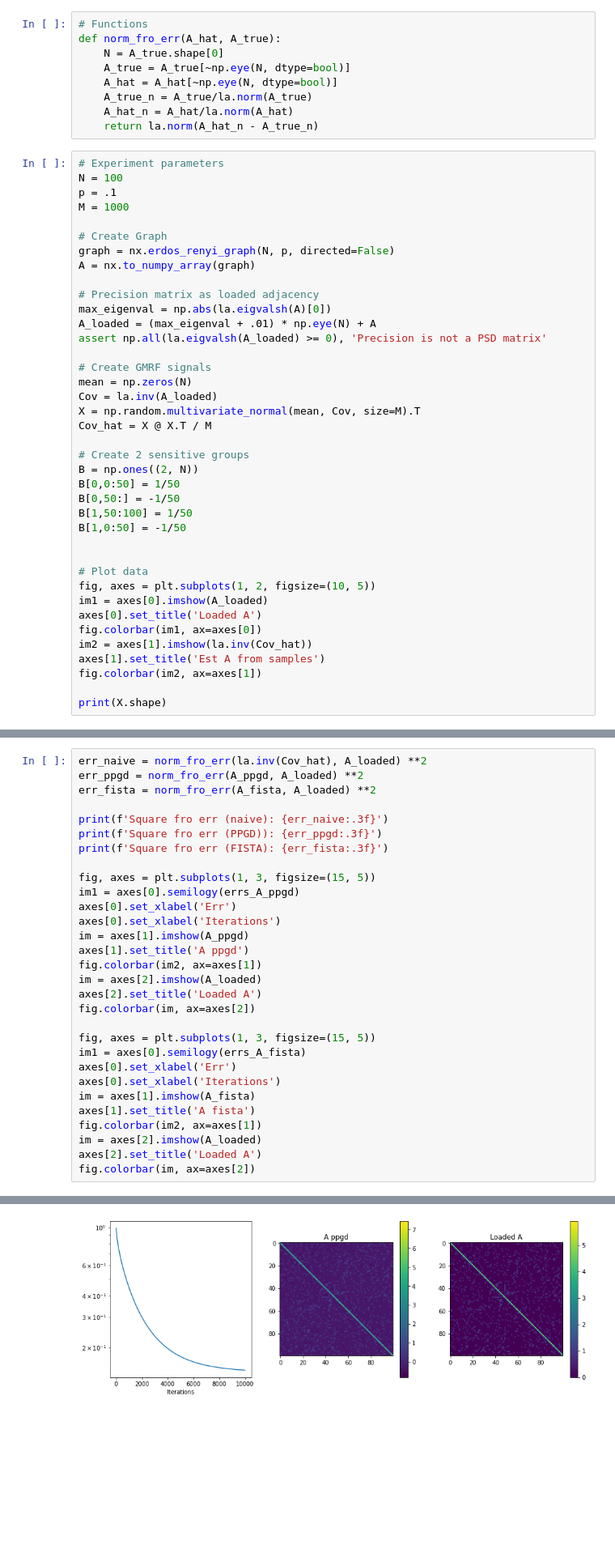
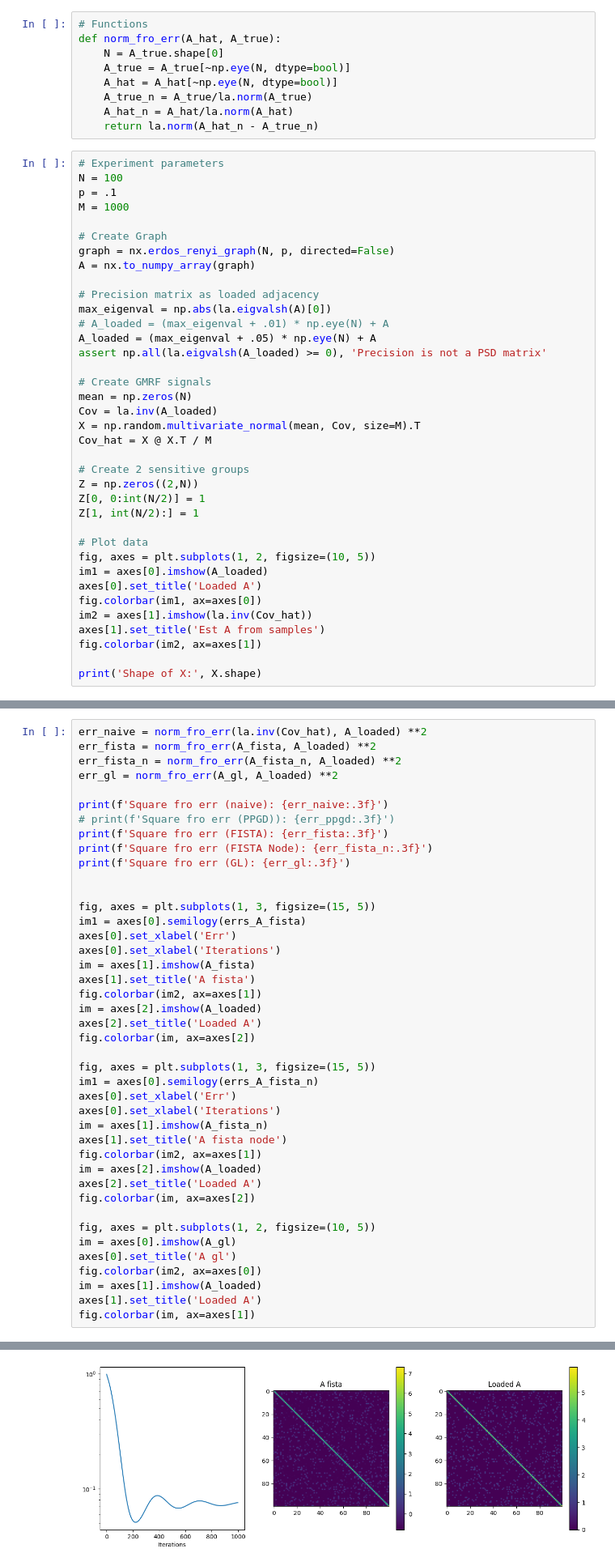
Before and after one commit to andreibuciulea/fair_GL, a Jupyter notebook: example_fast_algs.ipynb, the cells around one changed output, grey strips where cells are left out. Shown at 81% size. Saved outputs shown, nothing was run; the diff lists cells and outputs as text; blank space fills up the shorter version.

```diff
--- a/example_fast_algs.ipynb
+++ b/example_fast_algs.ipynb
@@ -35,7 +33,8 @@ A = nx.to_numpy_array(graph)
 
 # Precision matrix as loaded adjacency
 max_eigenval = np.abs(la.eigvalsh(A)[0])
-A_loaded = (max_eigenval + .01) * np.eye(N) + A
+# A_loaded = (max_eigenval + .01) * np.eye(N) + A
+A_loaded = (max_eigenval + .05) * np.eye(N) + A
 assert np.all(la.eigvalsh(A_loaded) >= 0), 'Precision is not a PSD matrix'
 
 # Create GMRF signals
@@ -45,12 +44,9 @@ X = np.random.multivariate_normal(mean, Cov, size=M).T
 Cov_hat = X @ X.T / M
 
 # Create 2 sensitive groups
-B = np.ones((2, N))
-B[0,0:50] = 1/50
-B[0,50:] = -1/50
-B[1,50:100] = 1/50
-B[1,0:50] = -1/50
-
+Z = np.zeros((2,N))
+Z[0, 0:int(N/2)] = 1
+Z[1, int(N/2):] = 1
 
 # Plot data
 fig, axes = plt.subplots(1, 2, figsize=(10, 5))
@@ -61,5 +57,5 @@ im2 = axes[1].imshow(la.inv(Cov_hat))
 axes[1].set_title('Est A from samples')
 fig.colorbar(im2, ax=axes[1])
 
-print(X.shape)
+print('Shape of X:', X.shape)
 # %% [output]
@@ -90,22 +98,15 @@ FISTA solved in 1.694539 secs
 # %%
 err_naive = norm_fro_err(la.inv(Cov_hat), A_loaded) **2
-err_ppgd = norm_fro_err(A_ppgd, A_loaded) **2
 err_fista = norm_fro_err(A_fista, A_loaded) **2
+err_fista_n = norm_fro_err(A_fista_n, A_loaded) **2
+err_gl = norm_fro_err(A_gl, A_loaded) **2
 
 print(f'Square fro err (naive): {err_naive:.3f}')
-print(f'Square fro err (PPGD)): {err_ppgd:.3f}')
+# print(f'Square fro err (PPGD)): {err_ppgd:.3f}')
 print(f'Square fro err (FISTA): {err_fista:.3f}')
+print(f'Square fro err (FISTA Node): {err_fista_n:.3f}')
+print(f'Square fro err (GL): {err_gl:.3f}')
 
-fig, axes = plt.subplots(1, 3, figsize=(15, 5))
-im1 = axes[0].semilogy(errs_A_ppgd)
-axes[0].set_xlabel('Err')
-axes[0].set_xlabel('Iterations')
-im = axes[1].imshow(A_ppgd)
-axes[1].set_title('A ppgd')
-fig.colorbar(im2, ax=axes[1])
-im = axes[2].imshow(A_loaded)
-axes[2].set_title('Loaded A')
-fig.colorbar(im, ax=axes[2])
 
 fig, axes = plt.subplots(1, 3, figsize=(15, 5))
 im1 = axes[0].semilogy(errs_A_fista)
@@ -117,4 +118,23 @@ fig.colorbar(im2, ax=axes[1])
 im = axes[2].imshow(A_loaded)
 axes[2].set_title('Loaded A')
 fig.colorbar(im, ax=axes[2])
+
+fig, axes = plt.subplots(1, 3, figsize=(15, 5))
+im1 = axes[0].semilogy(errs_A_fista_n)
+axes[0].set_xlabel('Err')
+axes[0].set_xlabel('Iterations')
+im = axes[1].imshow(A_fista_n)
+axes[1].set_title('A fista node')
+fig.colorbar(im2, ax=axes[1])
+im = axes[2].imshow(A_loaded)
+axes[2].set_title('Loaded A')
+fig.colorbar(im, ax=axes[2])
+
+fig, axes = plt.subplots(1, 2, figsize=(10, 5))
+im = axes[0].imshow(A_gl)
+axes[0].set_title('A gl')
+fig.colorbar(im2, ax=axes[0])
+im = axes[1].imshow(A_loaded)
+axes[1].set_title('Loaded A')
+fig.colorbar(im, ax=axes[1])
 # %% [output]
@@ -124,2 +145,2 @@ Square fro err (FISTA): 0.082
 <matplotlib.colorbar.Colorbar at 0x...>
-[figure, old version]
+[figure, new version]
```
Also changed, not shown: parts of 5 cells of this notebook, 2 other files.
